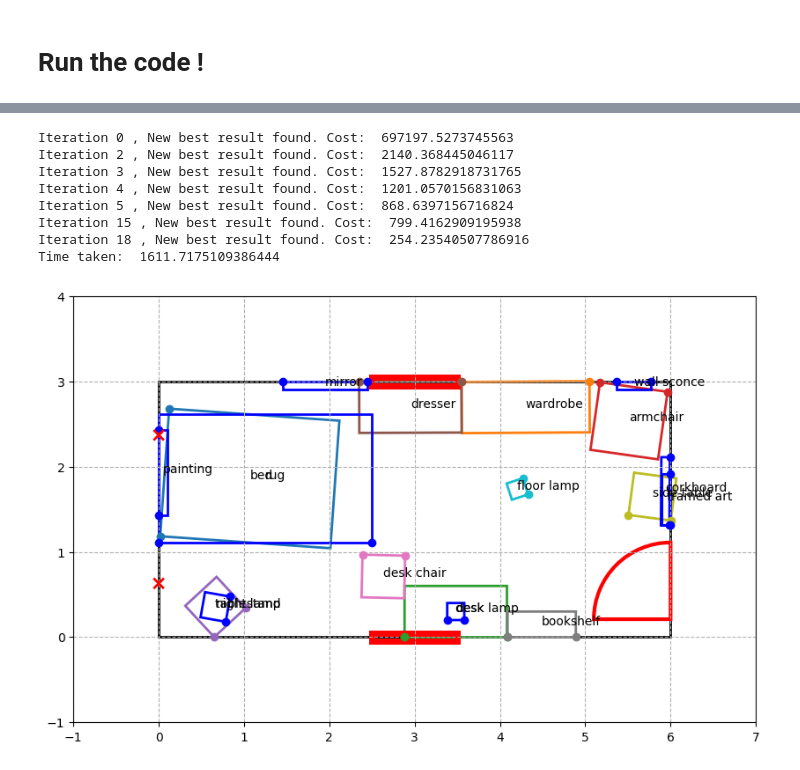
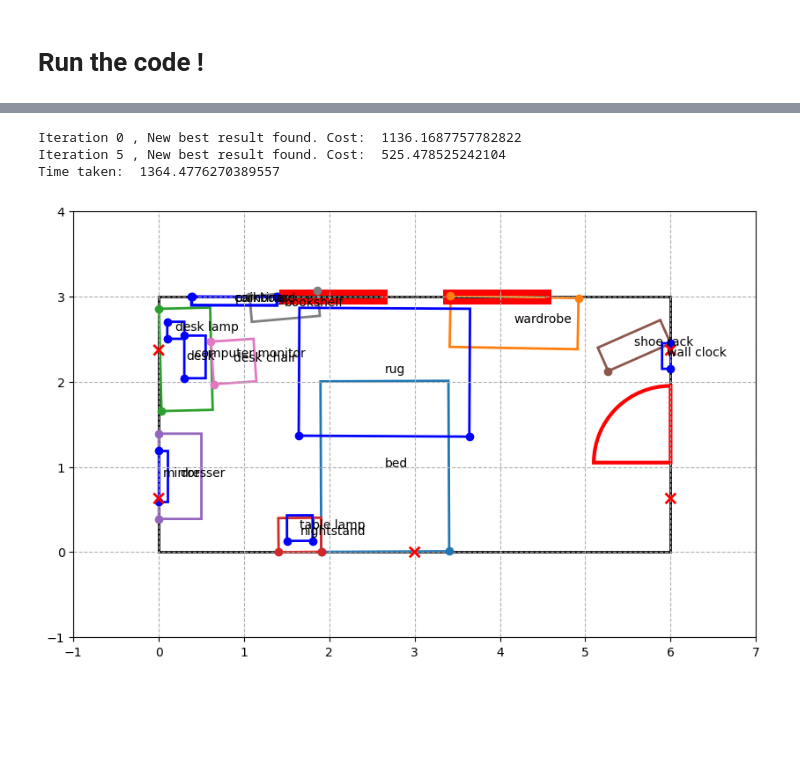
Before and after one commit to gabriellelittle1/MSc-Project, a Jupyter notebook: Results/6_3_bedroom.ipynb, the cells around one changed output, grey strips where cells are left out. Cells and saved outputs as stored; diff of their text form; code cells hidden in the pictures; blank space fills up the shorter version.

Commit message:
More results from today

```diff
--- a/Results/6_3_bedroom.ipynb
+++ b/Results/6_3_bedroom.ipynb
@@ -1153,6 +1155,7 @@ iters = 0
 min_fun = np.Inf
 room = local_context[room_name]
 func = local_context['optimize_primary_objects']
+best_res = None
 while min_fun > 1e-2 and iters < min(len(primary_objects)*100, 300):
     positions = np.zeros((len(room.moving_objects) - len(room.fm_indices)) * 3)
     for i in range(len(room.moving_objects) - len(room.fm_indices)):
@@ -1160,6 +1163,11 @@ while min_fun > 1e-2 and iters < min(len(primary_objects)*100, 300):
         positions[3*i + 1] = np.random.uniform(0, room.length)
         positions[3*i + 2] = np.random.uniform(0, 2*np.pi)
     res = minimize(func, positions, args = (room), method = 'SLSQP', options = options)
+
+    if iters%50 == 0:
+        print("Iteration:", iters)
+        if not best_res:
+            print("Cost: ", res.fun, no_overlap(res.x, room), in_bounds(res.x, room))
     iters += 1
     if res.fun < min_fun:
         if not no_overlap(res.x, room) > 0.3 and not in_bounds(res.x, room) > 1e-2:
@@ -1345,44 +1330,39 @@ from Tertiary import *
 room.tertiary_objects = []
 exec(response7)
 exec(response8, global_context, local_context)
 
 positions = np.zeros(3*len(room.tertiary_objects))
 optimize_tertiary_objects = local_context['optimize_tertiary_objects']
 
 room = local_context[room_name]
-options = {'maxiter': 1000, 'ftol': 1e-12}
+options = {'maxiter': 500, 'ftol': 1e-8}
 bounds = Bounds([-10] * 3 * len(room.tertiary_objects), [room.width + 10, room.length + 10, np.Inf] * len(room.tertiary_objects))
 best_res = None
 best_fun = np.Inf
-for its in range(5 * len(room.tertiary_objects)):
+for its in range(2 * len(room.tertiary_objects)):
     for i in range(len(room.tertiary_objects)):
         positions[3*i] = np.random.uniform(0, room.width)
         positions[3*i + 1] = np.random.uniform(0, room.length)
         positions[3*i + 2] = np.random.uniform(0, 2*np.pi)
 
     res = minimize(optimize_tertiary_objects, positions, args = (room), method = 'SLSQP', options = options, bounds = bounds)
     if res.fun < best_fun:
         print("Iteration", its, ", New best result found. Cost: ", res.fun)
         best_res = res
         best_fun = res.fun
 
 for i in range(len(room.tertiary_objects)):
     room.tertiary_objects[i].position = best_res.x[3*i:3*i + 3]
 
 room.draw()
 end_time = time.time()
 elapsed_time = end_time - start_time
 print("Time taken: ", elapsed_time)
 # %% [output]
-Iteration 0 , New best result found. Cost:  697197.5273745563
-Iteration 2 , New best result found. Cost:  2140.368445046117
-Iteration 3 , New best result found. Cost:  1527.8782918731765
-Iteration 4 , New best result found. Cost:  1201.0570156831063
-Iteration 5 , New best result found. Cost:  868.6397156716824
-Iteration 15 , New best result found. Cost:  799.4162909195938
-Iteration 18 , New best result found. Cost:  254.23540507786916
-Time taken:  1611.7175109386444
+Iteration 0 , New best result found. Cost:  1136.1687757782822
+Iteration 5 , New best result found. Cost:  525.478525242104
+Time taken:  1364.4776270389557
-[figure, old version]
+[figure, new version]
 # %%
 for object in room.moving_objects:
     print(object.name, object.position, object.width, object.length)
```
Also changed, not shown: parts of 30 cells of this notebook, 10 other files.
